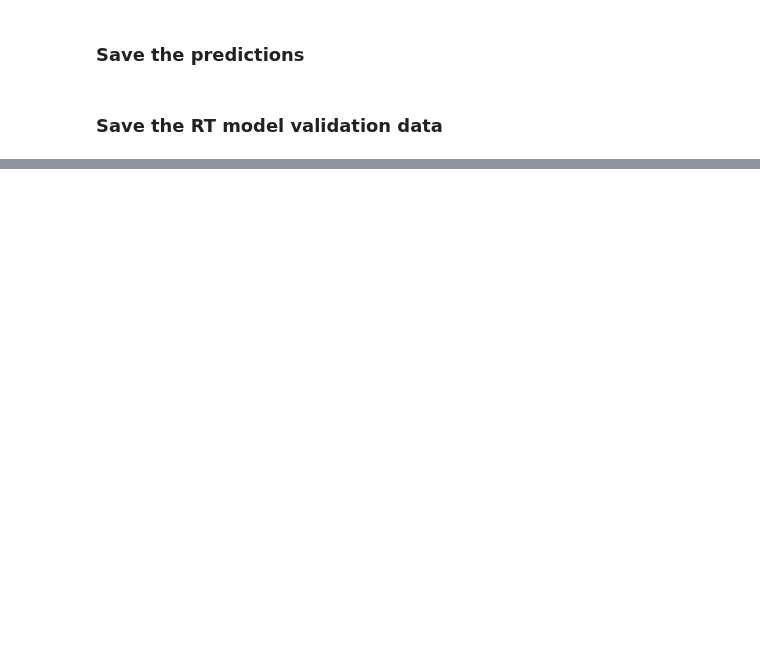
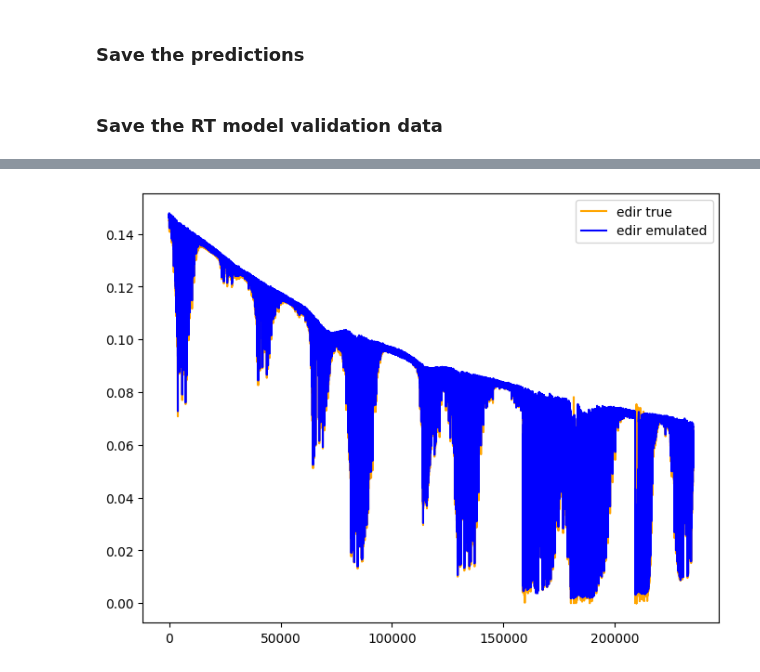
Before and after one commit to HerraKaava/RT_model_emulator, a Jupyter notebook: code-files/NN_model_spherical_albedo.ipynb, the cells around one changed output, grey strips where cells are left out. Cells and saved outputs as stored; diff of their text form; code cells hidden in the pictures; blank space fills up the shorter version.

```diff
--- a/code-files/NN_model_spherical_albedo.ipynb
+++ b/code-files/NN_model_spherical_albedo.ipynb
@@ -329,0 +328,2 @@ save_HDF5(Y=Y_val, save_loc=save_loc, file_name=file_name)
+# %%
+spherical_albedo_preds_test = NN_model.predict(scaled_X_test)
@@ -329,0 +332,4 @@ save_HDF5(Y=Y_val, save_loc=save_loc, file_name=file_name)
+# %%
+plot_random(spherical_albedo_preds_test, scaled_X_test, Y_test, "edir")
+# %% [output]
+[figure, added]
```
Also changed, not shown: parts of 36 cells of this notebook.
